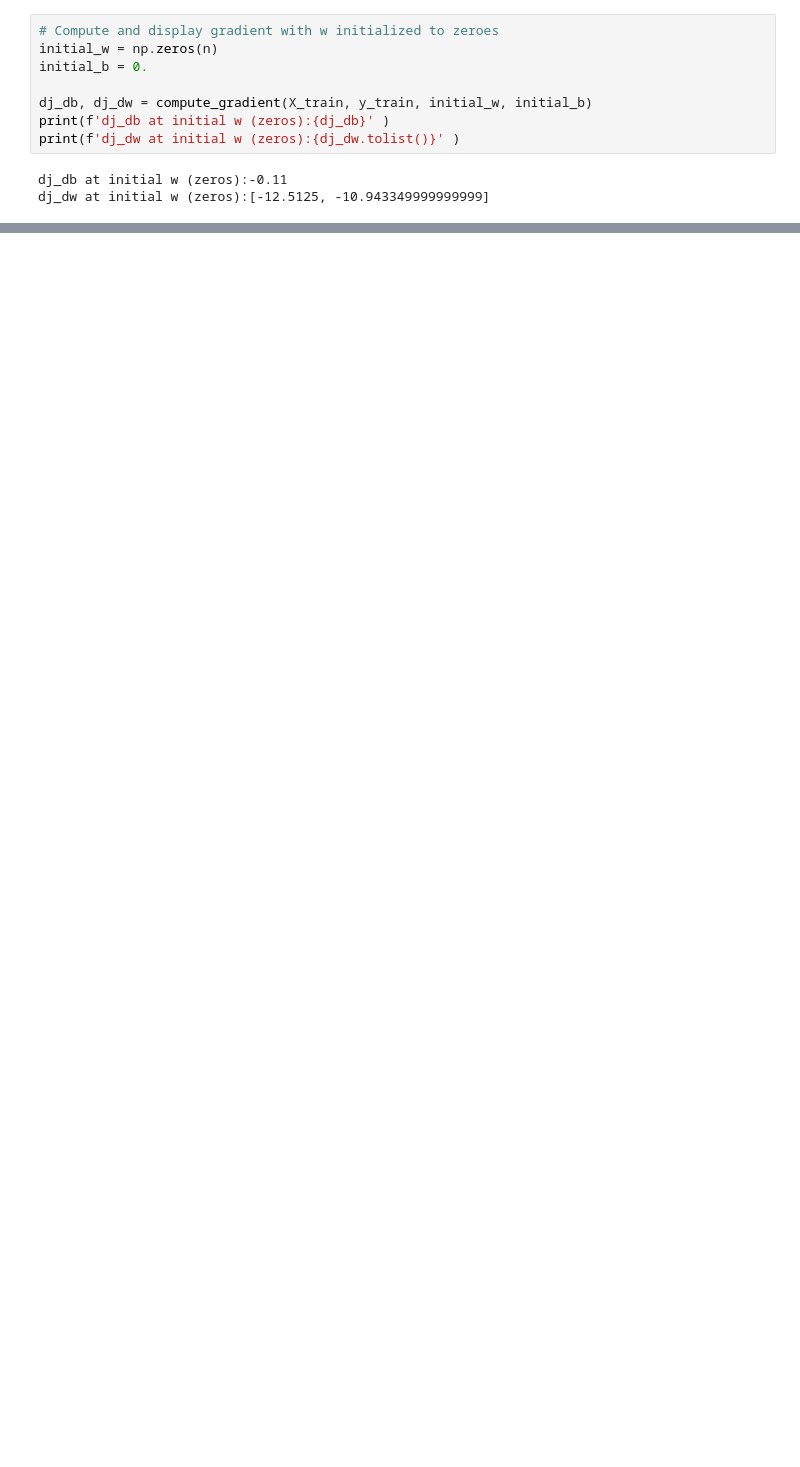
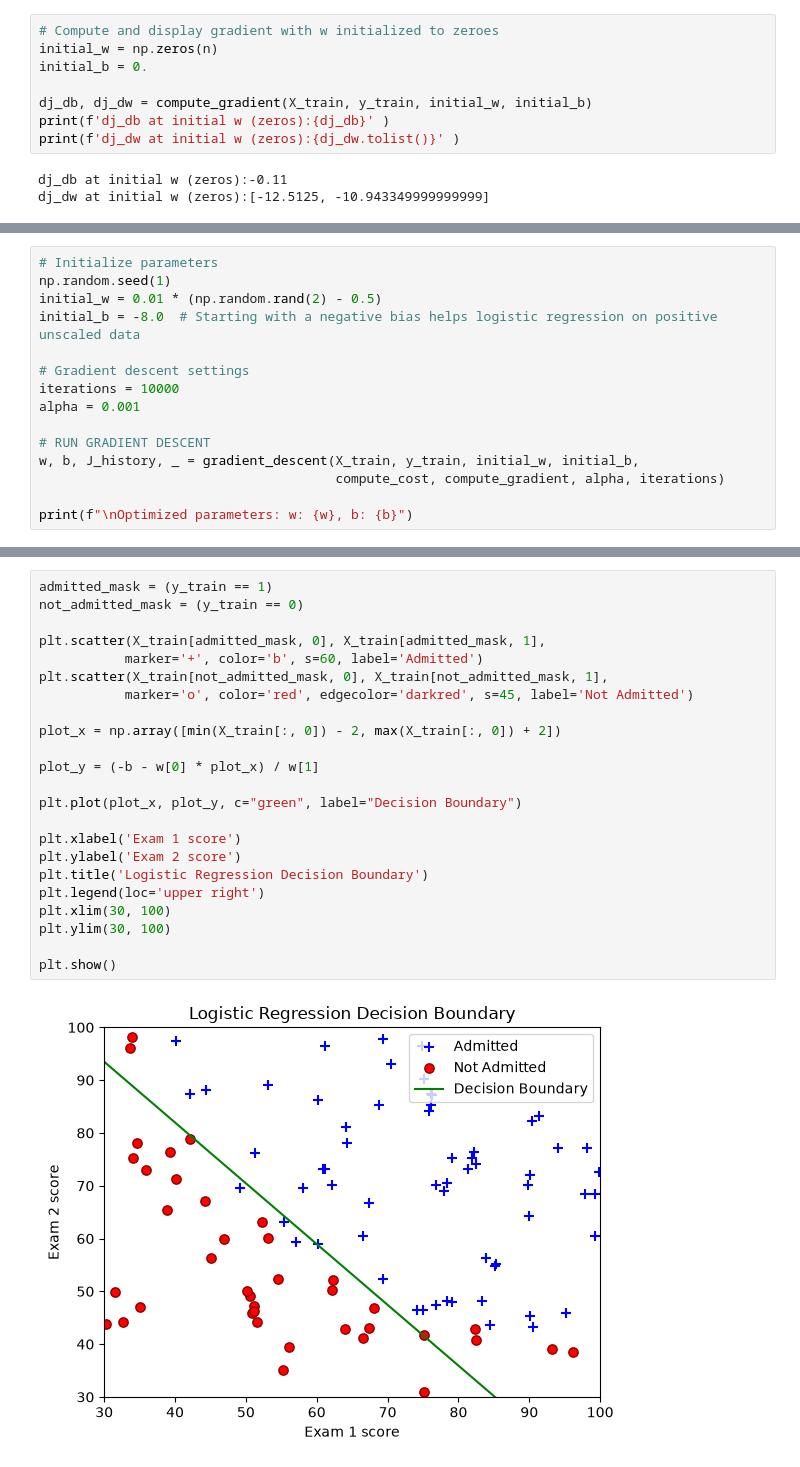
Before and after one commit to turjo4620/Machine-Learning-from-scratch, a Jupyter notebook: LogisticRegression.ipynb, the cells around one changed output, grey strips where cells are left out. Drawn from its saved outputs; the diff is of its cells as text; blank space fills up the shorter version.

```diff
--- a/LogisticRegression.ipynb
+++ b/LogisticRegression.ipynb
@@ -152,0 +162,15 @@ dj_dw at initial w (zeros):[-12.5125, -10.943349999999999]
+# %%
+# Initialize parameters
+np.random.seed(1)
+initial_w = 0.01 * (np.random.rand(2) - 0.5)
+initial_b = -8.0  # Starting with a negative bias helps logistic regression on positive unscaled data
+
+# Gradient descent settings
+iterations = 10000
+alpha = 0.001
+
+# RUN GRADIENT DESCENT
+w, b, J_history, _ = gradient_descent(X_train, y_train, initial_w, initial_b,
+                                      compute_cost, compute_gradient, alpha, iterations)
+
+print(f"\nOptimized parameters: w: {w}, b: {b}")
@@ -152,0 +198,25 @@ dj_dw at initial w (zeros):[-12.5125, -10.943349999999999]
+# %%
+admitted_mask = (y_train == 1)
+not_admitted_mask = (y_train == 0)
+
+plt.scatter(X_train[admitted_mask, 0], X_train[admitted_mask, 1],
+           marker='+', color='b', s=60, label='Admitted')
+plt.scatter(X_train[not_admitted_mask, 0], X_train[not_admitted_mask, 1],
+           marker='o', color='red', edgecolor='darkred', s=45, label='Not Admitted')
+
+plot_x = np.array([min(X_train[:, 0]) - 2, max(X_train[:, 0]) + 2])
+
+plot_y = (-b - w[0] * plot_x) / w[1]
+
+plt.plot(plot_x, plot_y, c="green", label="Decision Boundary")
+
+plt.xlabel('Exam 1 score')
+plt.ylabel('Exam 2 score')
+plt.title('Logistic Regression Decision Boundary')
+plt.legend(loc='upper right')
+plt.xlim(30, 100)
+plt.ylim(30, 100)
+
+plt.show()
+# %% [output]
+[figure, added]
```
Also changed, not shown: parts of 8 cells of this notebook.
